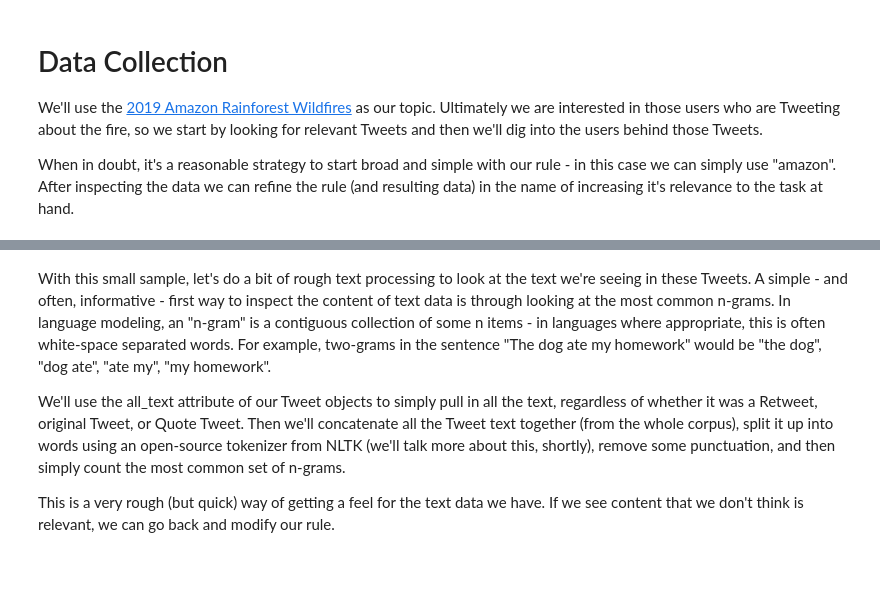
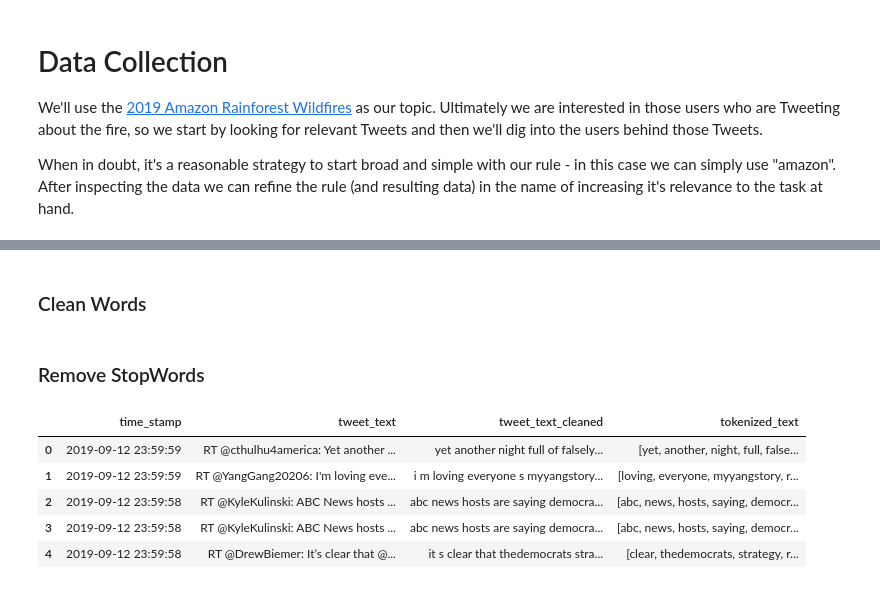
Before and after one commit to MohammadBakir/Discovering-User-Clusters, a Jupyter notebook: Clustering Users Using Twitter Data.ipynb, the cells around one changed output, grey strips where cells are left out. Cells and saved outputs as stored; diff of their text form; code cells hidden in the pictures.

```diff
--- a/Clustering Users Using Twitter Data.ipynb
+++ b/Clustering Users Using Twitter Data.ipynb
@@ -122,4 +153,35 @@ def tweets_to_df(tweets):
+# %% [markdown]
+### Clean Words
+# %%
+# Text preprocessing steps - remove numbers, captial letters and punctuation from article text and title
+import re
+import string
+
+remove_username = lambda x: re.sub('RT @[^\s]+','',x)
+alphanumeric = lambda x: re.sub('\w*\d\w*', ' ', x)
+punc_lower = lambda x: re.sub('[%s]' %re.escape(string.punctuation), ' ', x.lower())
+odd_replacements = {"…": "''","“": "''","’": "''","”": "''", "''":''}
+remove_odd = lambda x: "".join([odd_replacements.get(c,c) for c in x])
+remove_extract_spaces = lambda x: ' '.join(x.split())
+
+tweet_df['tweet_text_cleaned']= tweet_df.tweet_text.map(remove_username).map(remove_odd) \
+.map(alphanumeric).map(punc_lower).map(remove_extract_spaces)
+# %% [markdown]
+### Remove StopWords
+# %%
+#Remove English Stop Words That Add Extra Noise To Data
+
+# Define English Stop Words
+stop_words = set(stopwords.words('english'))
+
+#Tokenize Text and remove english stop words
+tweet_df['tokenized_text'] = tweet_df['tweet_text_cleaned'].apply(word_tokenize).apply(lambda x: [item for item in x if item not in stop_words])
 # %%
-tweet_df = tweets_to_df(tweets)
-
-tweet_df.head()
+tweet_df.head(5)
+# %% [output]
+|  | time_stamp | tweet_text | tweet_text_cleaned | tokenized_text |
+| 0 | 2019-09-12 23:59:59 | RT @cthulhu4america: Yet another ... | yet another night full of falsely... | [yet, another, night, full, false... |
+| 1 | 2019-09-12 23:59:59 | RT @YangGang20206: I'm loving eve... | i m loving everyone s myyangstory... | [loving, everyone, myyangstory, r... |
+| 2 | 2019-09-12 23:59:58 | RT @KyleKulinski: ABC News hosts ... | abc news hosts are saying democra... | [abc, news, hosts, saying, democr... |
+| 3 | 2019-09-12 23:59:58 | RT @KyleKulinski: ABC News hosts ... | abc news hosts are saying democra... | [abc, news, hosts, saying, democr... |
+| 4 | 2019-09-12 23:59:58 | RT @DrewBiemer: It’s clear that @... | it s clear that thedemocrats stra... | [clear, thedemocrats, strategy, r... |
@@ -135,6 +187,0 @@ tweet_df.head()
-# %% [markdown]
-With this small sample, let's do a bit of rough text processing to look at the text we're seeing in these Tweets. A simple - and often, informative - first way to inspect the content of text data is through looking at the most common n-grams. In language modeling, an "n-gram" is a contiguous collection of some n items - in languages where appropriate, this is often white-space separated words. For example, two-grams in the sentence "The dog ate my homework" would be "the dog", "dog ate", "ate my", "my homework".
-
-We'll use the all_text attribute of our Tweet objects to simply pull in all the text, regardless of whether it was a Retweet, original Tweet, or Quote Tweet. Then we'll concatenate all the Tweet text together (from the whole corpus), split it up into words using an open-source tokenizer from NLTK (we'll talk more about this, shortly), remove some punctuation, and then simply count the most common set of n-grams.
-
-This is a very rough (but quick) way of getting a feel for the text data we have. If we see content that we don't think is relevant, we can go back and modify our rule.
```
Also changed, not shown: parts of 18 cells of this notebook, 2 other files.
